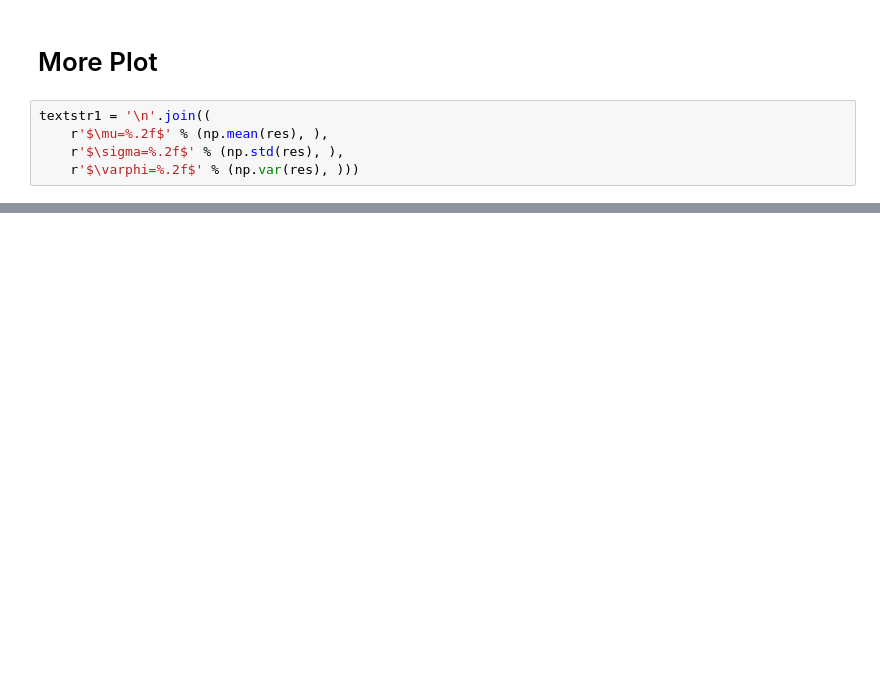
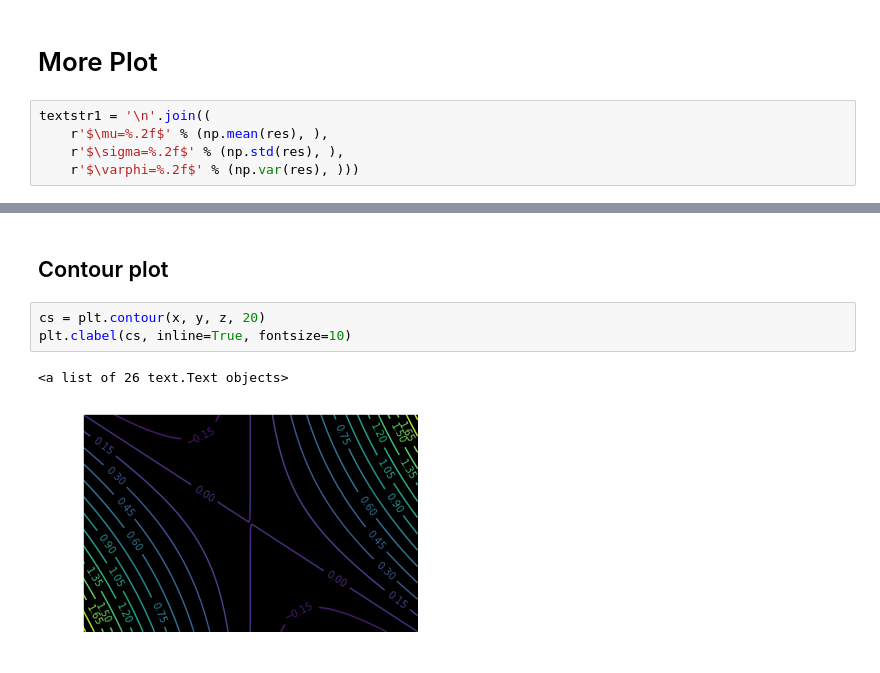
Before and after one commit to White-On/MAPSI_TME_2022, a Jupyter notebook: PlotCollection.ipynb, the cells around one changed output, grey strips where cells are left out. Drawn from its saved outputs; the diff is of its cells as text; blank space fills up the shorter version.

```diff
--- a/PlotCollection.ipynb
+++ b/PlotCollection.ipynb
@@ -197,0 +224,8 @@ plt.show()
+# %% [markdown]
+## Contour plot
+# %%
+cs = plt.contour(x, y, z, 20)
+plt.clabel(cs, inline=True, fontsize=10)
+# %% [output]
+<a list of 26 text.Text objects>
+[figure, added]
```
Also changed, not shown: parts of 19 cells of this notebook, 1 other file.
